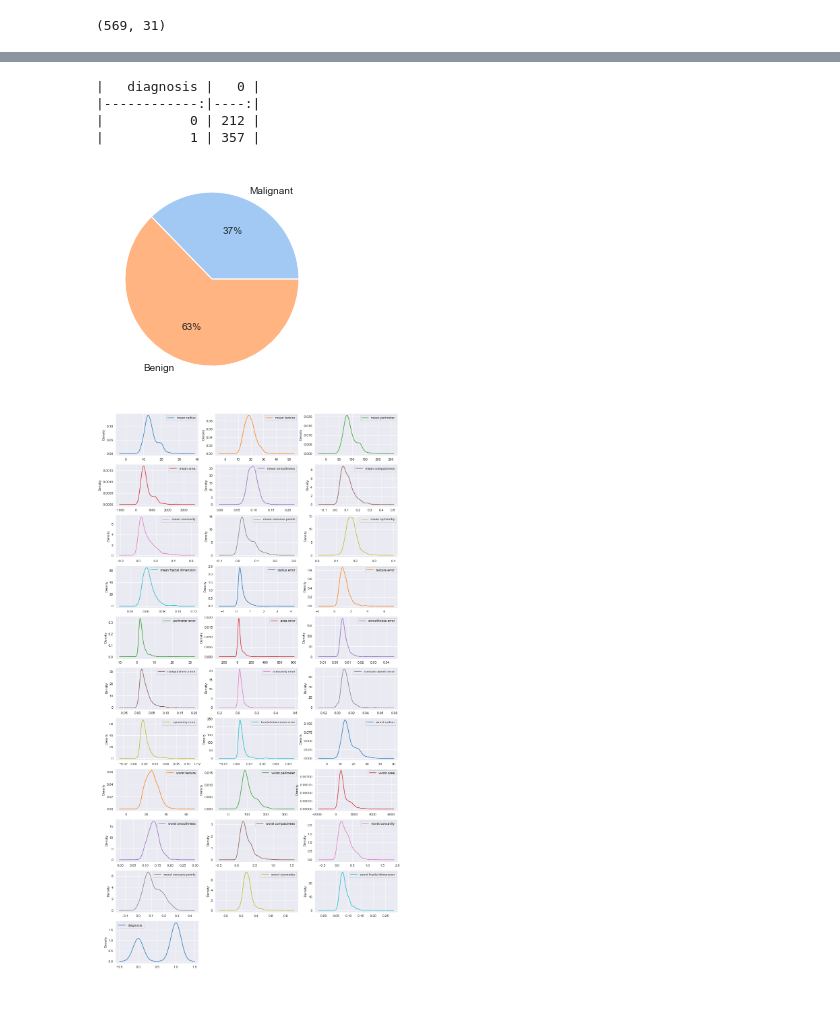
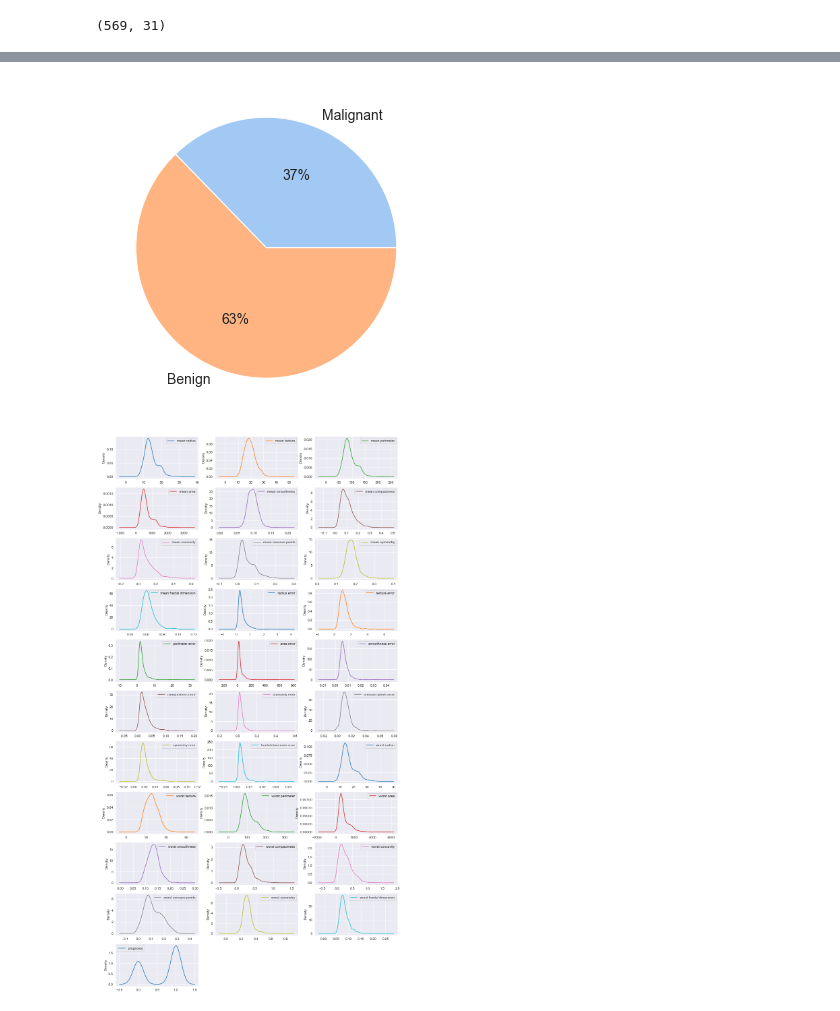
Before and after one commit to GiovannaBezerra/breast_cancer_detection, a Jupyter notebook: Breast_Cancer_Detection.ipynb, the cells around one changed output, grey strips where cells are left out. Drawn from its saved outputs; the diff is of its cells as text; code cells hidden in the pictures.

```diff
--- a/Breast_Cancer_Detection.ipynb
+++ b/Breast_Cancer_Detection.ipynb
@@ -73,7 +75,9 @@ data_load = load_breast_cancer()
 df = pd.DataFrame(data_load.data, columns = data_load.feature_names)
 # %%
 # Including diagnosis column on data frame:
-df['diagnosis'] = data_load.target
+# 0 - malignant
+# 1 - benign
+df['prognosis'] = data_load.target
 # %%
 # Show first five rows:
 df.head()
@@ -133,20 +149,12 @@ sns.set_style("darkgrid")
 # %%
-# Checking class distribution:
-# 0 - malignant
-# 1 - benign
-print(df.groupby('diagnosis').size().to_markdown())
+# Creating pie chart to show class distribution:
+colors = sns.color_palette('pastel')
+fig, ax = plt.subplots(figsize=(12, 6))
 
-colors = sns.color_palette('pastel')[0:5]
-
-# Creating pie chart to show class distribution:
-plt.pie(df.groupby('diagnosis').size(), labels = ['Malignant','Benign'], colors = colors, autopct='%.0f%%')
+plt.pie(df.groupby('prognosis').size(), labels = ['Malignant','Benign'], colors = colors, autopct='%.0f%%', textprops={'fontsize': 14})
 plt.show()
 # %% [output]
-|   diagnosis |   0 |
-|------------:|----:|
-|           0 | 212 |
-|           1 | 357 |
-[figure, old version]
+[figure, new version]
 # %%
 # Chart to verify dataset feature distribution - Density plot:
 df.plot(kind='density', subplots=True, layout=(11,3), sharex=False, figsize=(15,30))
```
Also changed, not shown: parts of 69 cells of this notebook.
